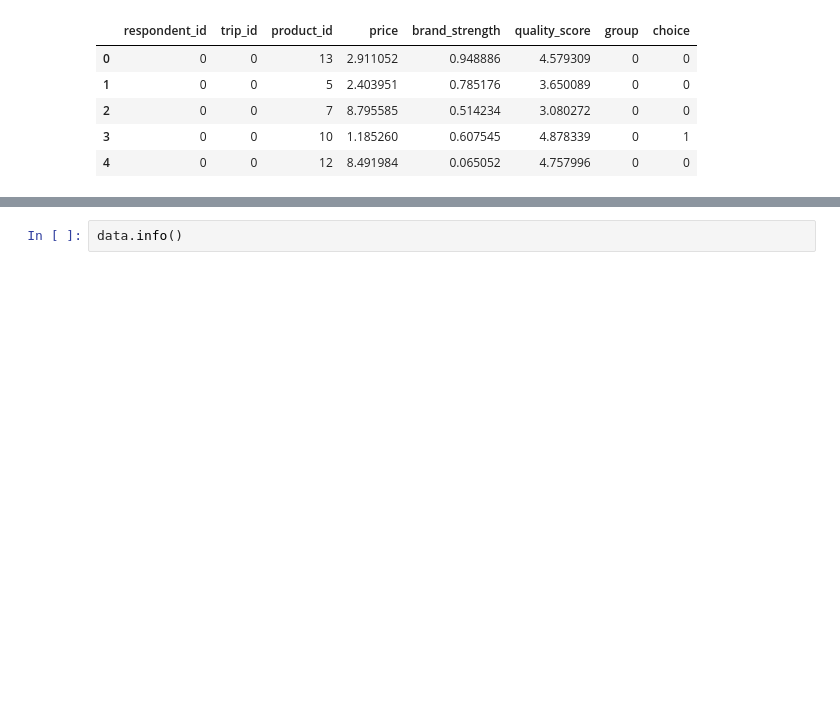
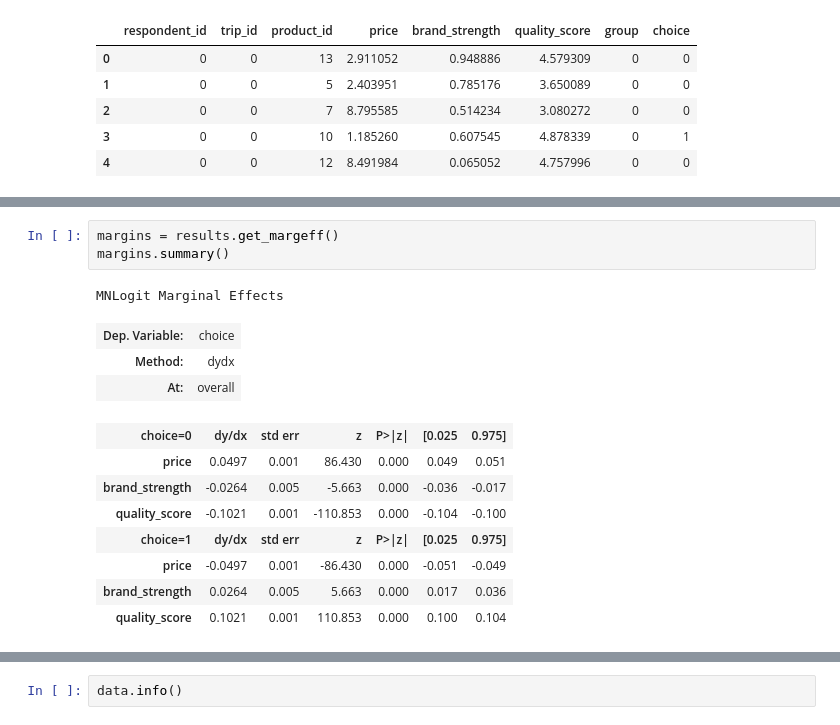
Before and after one commit to DavidGuzzi/Python-Projects, a Jupyter notebook: astrea/quiz.ipynb, the cells around one changed output, grey strips where cells are left out. Saved outputs shown, nothing was run; the diff lists cells and outputs as text; blank space fills up the shorter version.

```diff
--- a/astrea/quiz.ipynb
+++ b/astrea/quiz.ipynb
@@ -25,0 +98,16 @@ data.head()
+# %%
+margins = results.get_margeff()
+margins.summary()
+# %% [output]
+MNLogit Marginal Effects
+| Dep. Variable: | choice |
+| Method: | dydx |
+| At: | overall |
+| choice=0 | dy/dx | std err | z | P>|z| | [0.025 | 0.975] |
+| price | 0.0497 | 0.001 | 86.430 | 0.000 | 0.049 | 0.051 |
+| brand_strength | -0.0264 | 0.005 | -5.663 | 0.000 | -0.036 | -0.017 |
+| quality_score | -0.1021 | 0.001 | -110.853 | 0.000 | -0.104 | -0.100 |
+| choice=1 | dy/dx | std err | z | P>|z| | [0.025 | 0.975] |
+| price | -0.0497 | 0.001 | -86.430 | 0.000 | -0.051 | -0.049 |
+| brand_strength | 0.0264 | 0.005 | 5.663 | 0.000 | 0.017 | 0.036 |
+| quality_score | 0.1021 | 0.001 | 110.853 | 0.000 | 0.100 | 0.104 |
```
Also changed, not shown: parts of 10 cells of this notebook.
